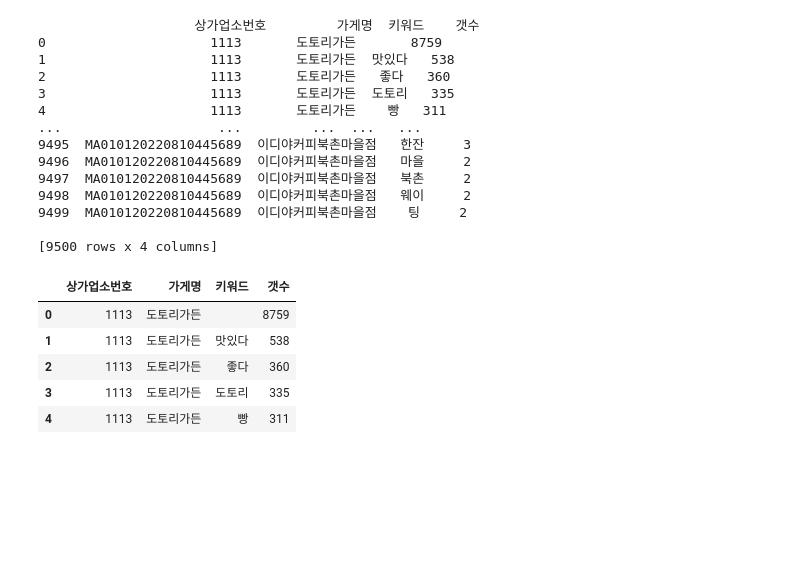
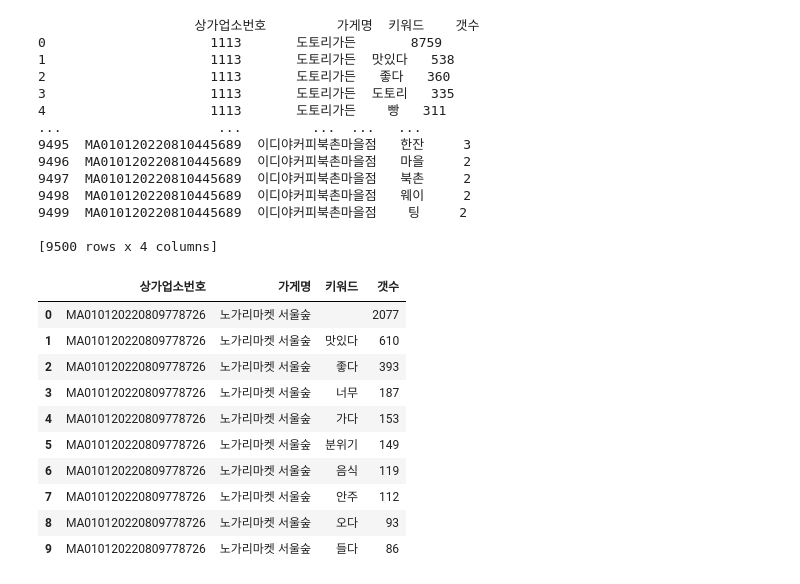
Before and after one commit to TEAM-SMooD/Keyword_Extraction, a Jupyter notebook: keyword_preprocess1.ipynb, the cells around one changed output. Cells and saved outputs as stored; diff of their text form; code cells hidden in the pictures; blank space fills up the shorter version.

```diff
--- a/keyword_preprocess1.ipynb
+++ b/keyword_preprocess1.ipynb
@@ -475,6 +475,29 @@ def keyword_count(df):
 
     # 결과 출력
     return new_df
+# %%
+#함수화
+
+def keyword_count2(df):
+    # 분리된 리뷰를 담을 새로운 데이터프레임 생성
+    new_rows = []
+
+    # 데이터프레임 순회
+    for index, row in df.iterrows():
+        for review in row['keyword30_2']:
+            keyword = review[0]
+            count = review[1]
+            new_row = {'상가업소번호': row['상가업소번호'],
+                       '가게명': row['가게명'],
+                       '키워드': keyword,
+                       '갯수': count}
+            new_rows.append(new_row)
+
+    # 새로운 데이터프레임 생성
+    new_df = pd.DataFrame(new_rows)
+
+    # 결과 출력
+    return new_df
 # %%
 bkc1=keyword_count(bk1)
 bkc2=keyword_count(bk2)
@@ -490,6 +513,21 @@ sckc1=keyword_count(sck1)
 sckc2=keyword_count(sck2)
 sckc3=keyword_count(sck3)
 sckc4=keyword_count(sck4)
+# %%
+bkc1=keyword_count2(bk1)
+bkc2=keyword_count2(bk2)
+bkc3=keyword_count2(bk3)
+bkc4=keyword_count2(bk4)
+
+skc1=keyword_count2(sk1)
+skc2=keyword_count2(sk2)
+skc3=keyword_count2(sk3)
+skc4=keyword_count2(sk4)
+
+sckc1=keyword_count2(sck1)
+sckc2=keyword_count2(sck2)
+sckc3=keyword_count2(sck3)
+sckc4=keyword_count2(sck4)
 # %%
 bkc1.to_csv('가게별 키워드 개수/북촌_23년1분기_가게별_키워드갯수.csv',index=False)
 bkc2.to_csv('가게별 키워드 개수/북촌_22년2분기_가게별_키워드갯수.csv',index=False)
@@ -584,12 +622,17 @@ print(new_df)
 9499  MA010120220810445689  이디야커피북촌마을점    팅     2
 
 [9500 rows x 4 columns]
-# %%
-new_df.head()
-# %% [output]
-|  | 상가업소번호 | 가게명 | 키워드 | 갯수 |
-| 0 | 1113 | 도토리가든 |  | 8759 |
-| 1 | 1113 | 도토리가든 | 맛있다 | 538 |
-| 2 | 1113 | 도토리가든 | 좋다 | 360 |
-| 3 | 1113 | 도토리가든 | 도토리 | 335 |
-| 4 | 1113 | 도토리가든 | 빵 | 311 |
+# %%
+skc1.head(10)
+# %% [output]
+|  | 상가업소번호 | 가게명 | 키워드 | 갯수 |
+| 0 | MA010120220809778726 | 노가리마켓 서울숲 |  | 2077 |
+| 1 | MA010120220809778726 | 노가리마켓 서울숲 | 맛있다 | 610 |
+| 2 | MA010120220809778726 | 노가리마켓 서울숲 | 좋다 | 393 |
+| 3 | MA010120220809778726 | 노가리마켓 서울숲 | 너무 | 187 |
+| 4 | MA010120220809778726 | 노가리마켓 서울숲 | 가다 | 153 |
+| 5 | MA010120220809778726 | 노가리마켓 서울숲 | 분위기 | 149 |
+| 6 | MA010120220809778726 | 노가리마켓 서울숲 | 음식 | 119 |
+| 7 | MA010120220809778726 | 노가리마켓 서울숲 | 안주 | 112 |
+| 8 | MA010120220809778726 | 노가리마켓 서울숲 | 오다 | 93 |
+| 9 | MA010120220809778726 | 노가리마켓 서울숲 | 들다 | 86 |
```
Also changed, not shown: parts of 8 cells of this notebook, 26 other files.
